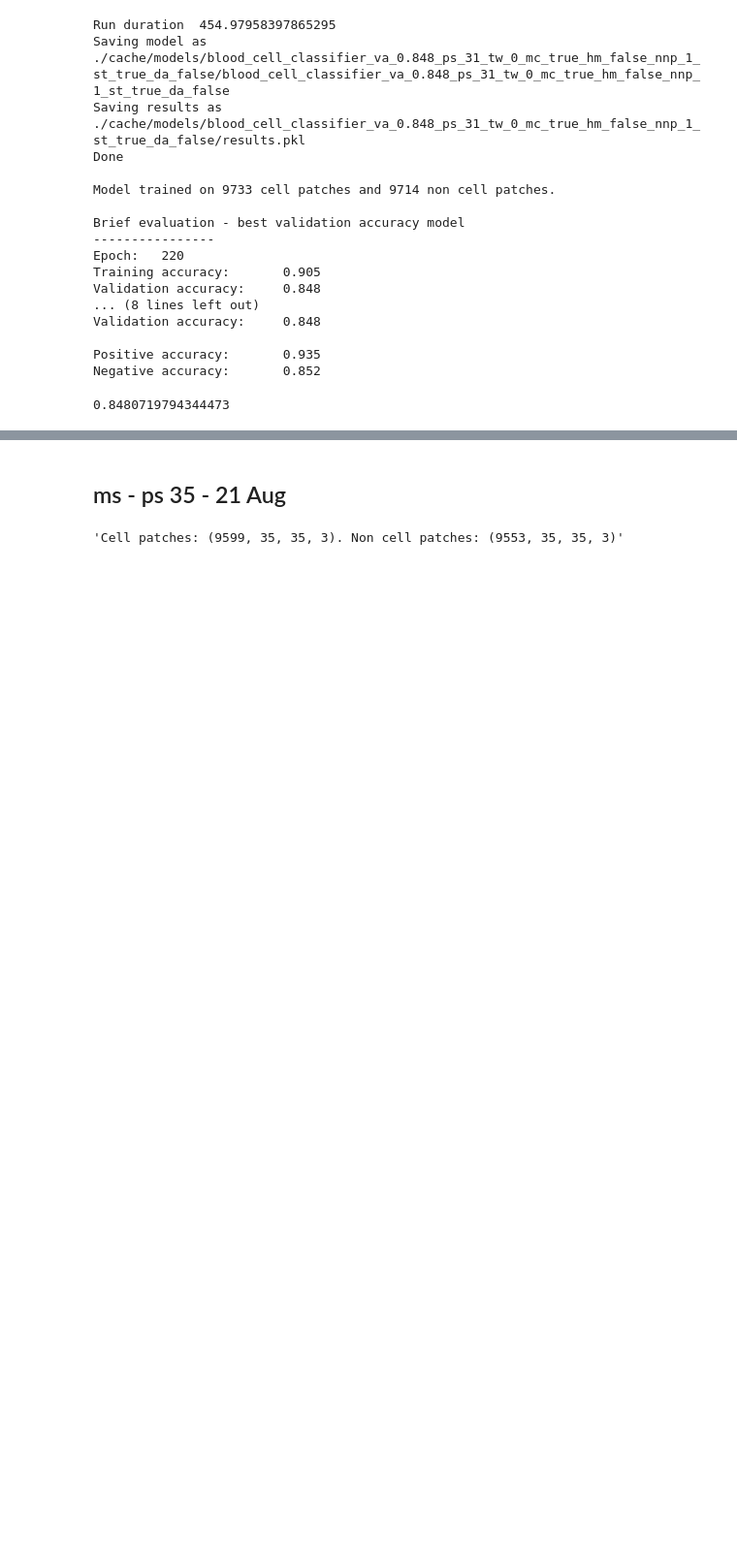
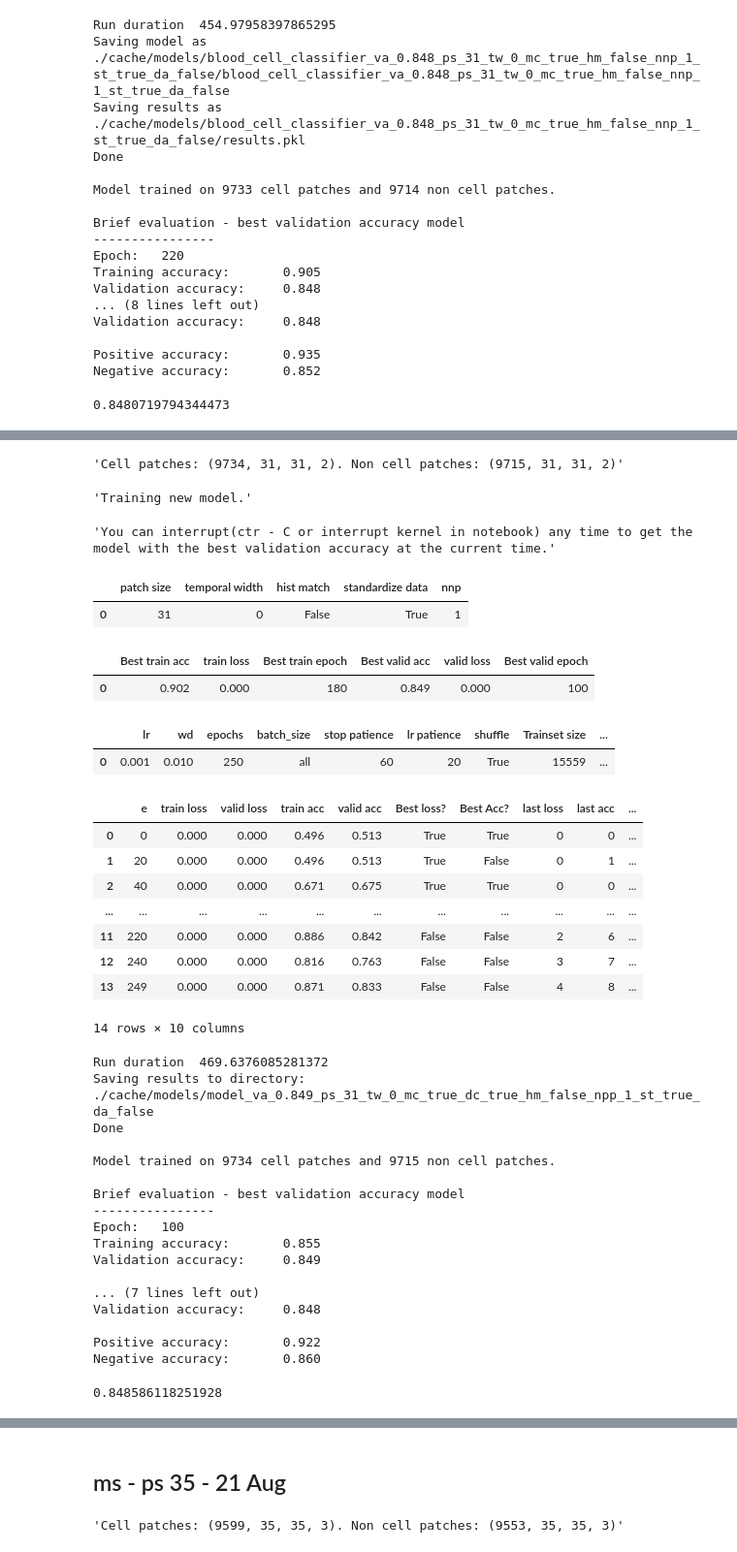
Before and after one commit to cchadj/cell-tracking-ucl-thesis, a Jupyter notebook: train-model-minimal.ipynb, the cells around one changed output, grey strips where cells are left out. Shown at 97% size. Saved outputs shown, nothing was run; the diff lists cells and outputs as text; code cells hidden in the pictures; blank space fills up the shorter version.

```diff
--- a/train-model-minimal.ipynb
+++ b/train-model-minimal.ipynb
@@ -4588,0 +4709,58 @@ Negative accuracy:       0.852
+# %%
+model, results = train_model_demo(
+                 patch_size=31,
+                 temporal_width=0,
+
+                 mixed_channel_patches=True,
+                 drop_confocal_channel=True,
+
+                 do_hist_match=False,
+                 n_negatives_per_positive=1,
+
+                 dataset_to_grayscale=False,
+                 standardize_dataset=True,
+
+                 video_sessions = video_sessions_registered,
+                 train_params=deepcopy(train_params),
+
+                 try_load_data_from_cache=False,
+                 try_load_model_from_cache=False,
+                 v=True, vv=True)
+results.best_valid_accuracy
+# %% [output]
+'Cell patches: (9734, 31, 31, 2). Non cell patches: (9715, 31, 31, 2)'
+'Training new model.'
+'You can interrupt(ctr - C or interrupt kernel in notebook) any time to get the model with the best validation accuracy at the current time.'
+|  | patch size | temporal width | hist match | standardize data | nnp |
+| 0 | 31 | 0 | False | True | 1 |
+|  | Best train acc | train loss | Best train epoch | Best valid acc | valid loss | Best valid epoch |
+| 0 | 0.902 | 0.000 | 180 | 0.849 | 0.000 | 100 |
+|  | lr | wd | epochs | batch_size | stop patience | lr patience | shuffle | Trainset size | ... |
+| 0 | 0.001 | 0.010 | 250 | all | 60 | 20 | True | 15559 | ... |
+|  | e | train loss | valid loss | train acc | valid acc | Best loss? | Best Acc? | last loss | last acc | ... |
+| 0 | 0 | 0.000 | 0.000 | 0.496 | 0.513 | True | True | 0 | 0 | ... |
+| 1 | 20 | 0.000 | 0.000 | 0.496 | 0.513 | True | False | 0 | 1 | ... |
+| 2 | 40 | 0.000 | 0.000 | 0.671 | 0.675 | True | True | 0 | 0 | ... |
+| ... | ... | ... | ... | ... | ... | ... | ... | ... | ... | ... |
+| 11 | 220 | 0.000 | 0.000 | 0.886 | 0.842 | False | False | 2 | 6 | ... |
+| 12 | 240 | 0.000 | 0.000 | 0.816 | 0.763 | False | False | 3 | 7 | ... |
+| 13 | 249 | 0.000 | 0.000 | 0.871 | 0.833 | False | False | 4 | 8 | ... |
+14 rows × 10 columns
+Run duration  469.6376085281372
+Saving results to directory: ./cache/models/model_va_0.849_ps_31_tw_0_mc_true_dc_true_hm_false_npp_1_st_true_da_false
+Done
+
+Model trained on 9734 cell patches and 9715 non cell patches.
+
+Brief evaluation - best validation accuracy model
+----------------
+Epoch:   100
+Training accuracy:       0.855
+Validation accuracy:     0.849
+
+... (7 lines left out)
+Validation accuracy:     0.848
+
+Positive accuracy:       0.922
+Negative accuracy:       0.860
+0.848586118251928
```
Also changed, not shown: parts of 16 cells of this notebook.
